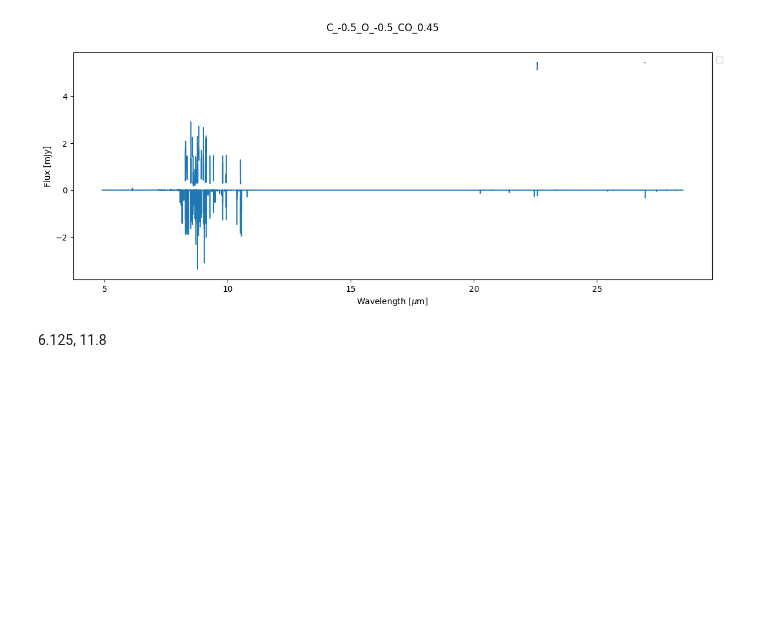
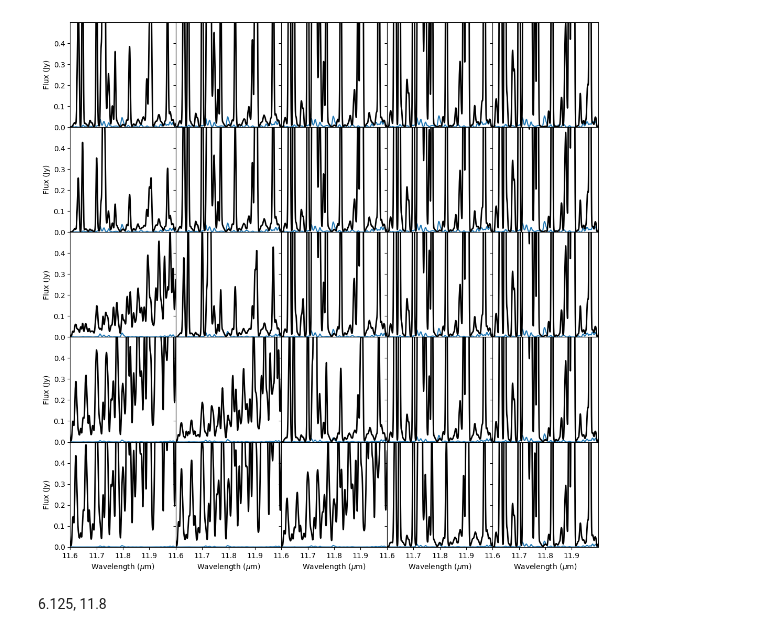
Before and after one commit to nielsklerk/BRP, a Jupyter notebook: New.ipynb, the cells around one changed output. Cells and saved outputs as stored; diff of their text form; code cells hidden in the pictures; blank space fills up the shorter version.

Commit message:
made a 5 by 5 grid to compare NH3 flux with that of the spectrum

```diff
--- a/New.ipynb
+++ b/New.ipynb
@@ -19,51 +19,64 @@ def total_flux(wl, flux_nu):
     tot_flux = np.trapezoid(flux_lambda, (wl * 1e-4))
     return tot_flux
 # %%
-with open('FLiTsData1000.pkl', 'rb') as f:
+with open('FLiTsData100.pkl', 'rb') as f:
     df = pickle.load(f)
 # %%
 # %matplotlib notebook
 plt.close('all')
 total_spec = None
 cmap = mpl.colormaps.get_cmap('tab20')
-fig, ax = plt.subplots(figsize=(14, 5))
-species = ['atomic','C2H2','CH4', 'CO', 'CO2', 'H2O', 'HCN', 'NH3', 'NO', 'O2', 'OH']
+# fig, ax = plt.subplots(figsize=(14, 5))
+species = ['C2H2','CH4', 'CO', 'CO2', 'H2O', 'HCN',  'NO', 'O2', 'OH','NH3']
 # species = ['atomic', 'CH4',  'CO', 'CO2', 'HCN', 'NH3', 'NO', 'O2', 'OH']
-species =['CH4']
-model = df['Model Name'][0]
-FLiTs_wl = df.loc[df['Model Name'] == model, 'FLiTs Wavelength'].values[0].copy()
-FLiTs_flux = df.loc[df['Model Name'] == model, 'FLiTs Flux'].values[0].copy()
-for index, specie in enumerate(species):
-    specie_wl = df.loc[df['Model Name'] == model, f'FLiTs {specie} Wavelength'].values[0].copy()
-    specie_flux = df.loc[df['Model Name'] == model, f'FLiTs {specie} Flux'].values[0].copy()
-    # new_specie_flux = np.interp(FLiTs_wl, specie_wl, specie_flux, left=0, right=0)
-    # if total_spec is None:
-    #     total_spec = new_specie_flux
-    # else:
-    #     total_spec += new_specie_flux
-    # ax.fill_between(FLiTs_wl, 0, total_spec*1000, label=specie, zorder=len(species) - index+1,
-    #                 color=cmap(index / len(species)))
-    # ax.fill_between(specie_wl,0, specie_flux*1000, label=specie, zorder=len(species) - index+1,
-    #                 color=cmap(index / len(species)))
-    new_flux = np.interp(FLiTs_wl, specie_wl, specie_flux)
-    ax.plot(FLiTs_wl, np.log10(new_flux/FLiTs_flux+1))
-    # ax.plot(FLiTs_wl, new_flux*1000)
-# ax.plot(FLiTs_wl, FLiTs_flux*1000, c='black', lw=2, label='FLiTs', zorder=20)
-specie = 'CO'
-specie_wl = df.loc[df['Model Name'] == model, f'FLiTs {specie} Wavelength'].values[0].copy()
-specie_flux = df.loc[df['Model Name'] == model, f'FLiTs {specie} Flux'].values[0].copy()
-# ax.plot(specie_wl, specie_flux)
-# ax.plot(total_FLiTs_wl, interp_flux*1000, color='grey', zorder=30)
-fig.suptitle(model)
-ax.set_ylabel('Flux [mJy]')
-ax.set_xlabel(r'Wavelength [$\mu$m]')
-# ax.set_xlim([6.1, 6.15])
-# ax.set_ylim(0,0.5)
-ax.legend(loc="upper left", bbox_to_anchor=(1, 1))
-plt.savefig(f'Spectrum{model}.png')
+species =['NH3']
+fig = plt.figure(figsize=(13, 13))
+gs = fig.add_gridspec(5, 5, hspace=0, wspace=0)
+axes = gs.subplots(sharex='col', sharey='row').flatten()
+xrange=[11.6, 12]
+yrange=[0,.5]
+num_xticks = 5
+num_yticks = 6
+for i in range(25):
+    n_row, n_col = divmod(i, 5)
+    total_spec = None
+    # fig, ax = plt.subplots(figsize=(14, 5))
+    model = df['Model Name'][i]
+    FLiTs_wl = df.loc[df['Model Name'] == model, 'FLiTs Wavelength'].values[0].copy()
+    FLiTs_flux = df.loc[df['Model Name'] == model, 'FLiTs Flux'].values[0].copy()
+    for index, specie in enumerate(species):
+        specie_wl = df.loc[df['Model Name'] == model, f'FLiTs {specie} Wavelength'].values[0].copy()
+        specie_flux = df.loc[df['Model Name'] == model, f'FLiTs {specie} Flux'].values[0].copy()
+        new_specie_flux = np.interp(FLiTs_wl, specie_wl, specie_flux, left=0, right=0)
+        # if total_spec is None:
+        #     total_spec = new_specie_flux
+        # else:
+        #     total_spec += new_specie_flux
+        # axes[i].fill_between(FLiTs_wl, 0, total_spec*1000, label=specie, zorder=len(species) - index+1,
+        #                 color=cmap(index / len(species)))
+        # ax.fill_between(specie_wl,0, specie_flux*1000, label=specie, zorder=len(species) - index+1,
+        #                 color=cmap(index / len(species)))
+        # new_flux = np.interp(FLiTs_wl, specie_wl, specie_flux)
+        # ax.plot(FLiTs_wl, np.log10(new_flux/FLiTs_flux+1))
+        axes[i].plot(FLiTs_wl, new_specie_flux*1000)
+    axes[i].plot(FLiTs_wl, FLiTs_flux*1000, c='black', lw=2, label='FLiTs', zorder=20)
+    # ax.plot(specie_wl, specie_flux)
+    # ax.plot(total_FLiTs_wl, interp_flux*1000, color='grey', zorder=30)
+    # fig.suptitle(model)
+    axes[i].set_xlim(xrange)
+    axes[i].set_ylim(yrange)
+    if n_col == 0:
+        axes[i].set_ylabel("Flux (Jy)")
+        axes[i].set_yticks(np.linspace(yrange[0] * 100, yrange[1] * 100, num_yticks, dtype=int)[:-1] / 100)
+        axes[i].set_yticklabels(np.linspace(yrange[0] * 100, yrange[1] * 100, num_yticks, dtype=int)[:-1] / 100)
+    if n_row == 4:
+        axes[i].set_xlabel(r"Wavelength ($\mu$m)")
+        axes[i].set_xticks(np.linspace(xrange[0] * 100, xrange[1] * 100, num_xticks, dtype=int)[:-1] / 100)
+        axes[i].set_xticklabels(np.linspace(xrange[0] * 100, xrange[1] * 100, num_xticks, dtype=int)[:-1] / 100)
+
 plt.show()
 # %% [output]
-[figure, old version]
+[figure, new version]
 # %% [markdown]
 6.125, 11.8
 # %%
```
Also changed, not shown: parts of 2 cells of this notebook, 1 other file.
